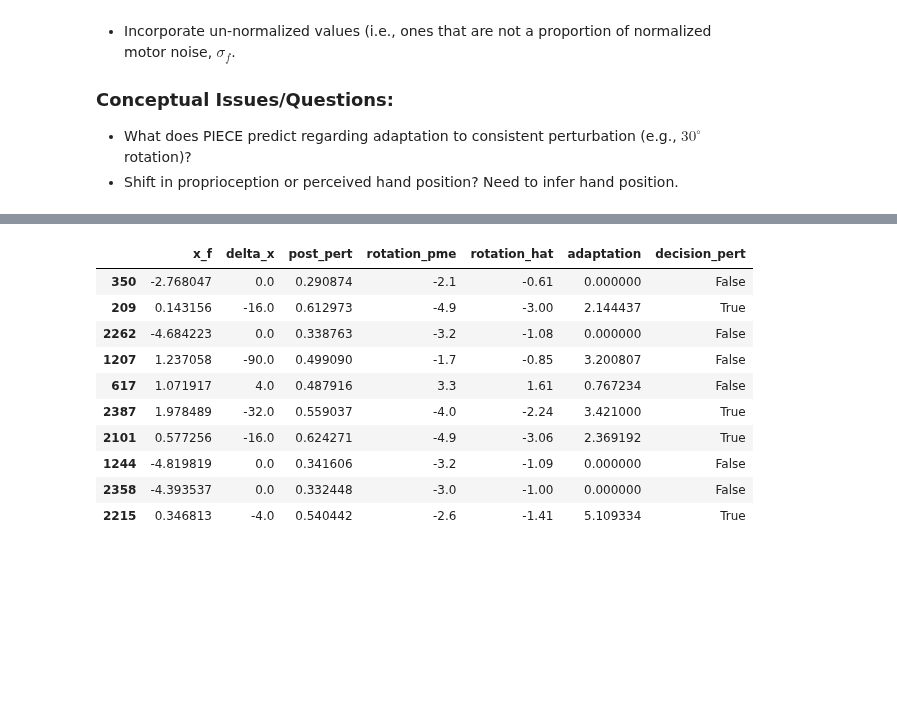
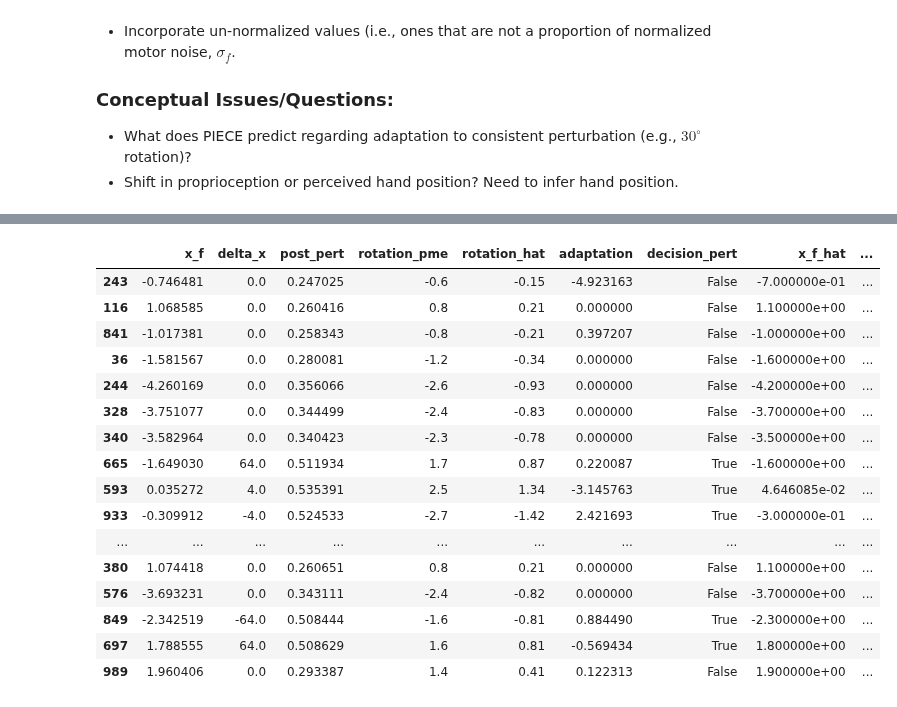
Before and after one commit to ccmlab-ubc/ige-ege, a Jupyter notebook: experiment-1/scripts/hyo-causal-inference-model.ipynb, the cells around one changed output, grey strips where cells are left out. Saved outputs shown, nothing was run; the diff lists cells and outputs as text; code cells hidden in the pictures; blank space fills up the shorter version.

```diff
--- a/experiment-1/scripts/hyo-causal-inference-model.ipynb
+++ b/experiment-1/scripts/hyo-causal-inference-model.ipynb
@@ -131,12 +134,9 @@ f = lambda x, mu, sigma: -0.5 * np.log(2 * np.pi * sigma**2) - 0.5 * (x - mu)**2
 # %%
 %%time
 # Simulate data
+# np.random.seed(777)
 random = 0
 eps = np.random.normal(loc=0, scale=sigma_f, size=num_trials)  # motor noise
-# if random == 1:
-#     xhat_u = np.random.normal(loc=x_f, scale=sigma_u, size=num_trials)
-#     xhat_p = np.random.normal(loc=x_f, scale=sigma_p, size=num_trials)
-#     xhat_v = np.random.normal(loc=x_f + delta_x, scale=sigma_v, size=num_trials)
 
 # For vectorized code
 x_fs = x_grid.reshape((len(x_grid), 1))  # possible finger endpoint locations (col vec)
@@ -156,6 +156,9 @@ loglik_rotation = []
 log_post_delta_x = []
 rotation_pme = np.zeros(num_trials)
 rotation_hat = np.zeros(num_trials)
+x_f_pme_nopert = np.zeros(num_trials)
+x_f_pme_pert = np.zeros(num_trials)
+x_f_hat = np.zeros(num_trials)
 x_f = np.zeros(num_trials)
 like_nopert_analytical = []
 prior_pert = 0.5
@@ -167,8 +170,8 @@ for i in range(num_trials - 1):
     xhat_u = x_f[i]
     xhat_p = x_f[i]
     xhat_v = x_f[i] + delta_x[i]
-    # sigma_v = 0.25 + 0.15 * np.abs(xhat_v)  # after Zhang et al
     sigma_v = 1.179 + 0.384 * np.abs(xhat_v)  # after Zhang et al
+    # sigma_v = 1
 
     # Compute no perturbation likelihood (working with log-probs for numerical accuracy)
     loglik_nopert = (
@@ -197,7 +200,7 @@ for i in range(num_trials - 1):
     # Posterior over Causal node
     normalization_const = prior_pert * likelihood_pert[-1] + ((1 - prior_pert) * likelihood_nopert[-1])
     post_pert.append((prior_pert * likelihood_pert[-1]) / normalization_const)  # posterior on Cause
-    decision_pert.append(np.array(likelihood_nopert[-1]) < np.array(likelihood_pert[-1]))
+    decision_pert.append((1 - post_pert[-1]) < post_pert[-1])
 
     # Posterior over rotation size - first compute likelihood
     loglik_rotation = f(x_fs, b, sigma_f) + f(xhat_v, x_fs + d_xvs, sigma_v)
@@ -211,11 +214,24 @@ for i in range(num_trials - 1):
     rotation_pme[i] = x_grid[np.argmax(np.exp(log_post_rotation.flatten()))]
     rotation_hat[i] = post_pert[i] * rotation_pme[i]
 
+    # Posterior over hand position - need to compute this for perturbed and unperturbed world states!
+    log_post_x_f_nopert = (
+        f(x_fs, b, sigma_f) + f(x_fs, xhat_u, sigma_u)
+        + f(x_fs, xhat_p, sigma_p) + f(xhat_v, x_fs, sigma_v)
+    )
+    log_post_x_f_pert = (
+        (f(x_fs, b, sigma_f) + f(x_fs, xhat_u, sigma_u) + f(x_fs, xhat_p, sigma_p)).flatten()
+        + logsumexp(f(xhat_v, x_fs + d_xvs, sigma_v) + f(d_xvs, mu_pert, sigma_pert), axis=1, b=0.1)
+    )
+    x_f_pme_nopert[i] = x_grid[np.argmax(np.exp(log_post_x_f_nopert.flatten()))]
+    x_f_pme_pert[i] = x_grid[np.argmax(np.exp(log_post_x_f_pert.flatten()))]
+    x_f_hat[i] = post_pert[-1] * x_f_pme_pert[i] + (1 - post_pert[-1]) * x_f_pme_nopert[i]
+
     # Simulate trial-by-trial adaptation
     x_f[i + 1] = rotation_hat[i]*-1 + eps[i + 1]
-    # x_f[i + 1] = rotation_hat[i]*-1
 
-# Append values to final trial
+# Append values to final trial to keep arrays same size - has no effect on
+# analysis bc these trials get trimmed from adaptation data frame
 decision_pert.append(False)
 post_pert.append(0)
 # %% [output]
@@ -224,23 +240,33 @@ Wall time: 2.07 s
 # %%
 # adaptation quantified as difference in hand angle post- and pre-perturbation
 adaptation = np.zeros(num_trials)
 adaptation[1:-1:2] = x_f[2::2] - x_f[0:-1:2]
 
 # Create data frame with all trials
-df = pd.DataFrame({"x_f":x_f, "delta_x":delta_x, "post_pert":post_pert, "rotation_pme":np.round(rotation_pme, 2),
-                   "rotation_hat":np.round(rotation_hat, 2), "adaptation":adaptation, "decision_pert":decision_pert})
-df.sample(10)
+df = pd.DataFrame({
+    "x_f":x_f, "delta_x":delta_x, "post_pert":post_pert, "rotation_pme":np.round(rotation_pme, 2),
+    "rotation_hat":np.round(rotation_hat, 2), "adaptation":adaptation, "decision_pert":decision_pert,
+    "x_f_hat":x_f_hat, "percept_shift":x_f_hat - x_f, "x_f_pme_nopert":x_f_pme_nopert,
+    "x_f_pme_pert": x_f_pme_pert
+})
+df.sample(20)
 # %% [output]
-|  | x_f | delta_x | post_pert | rotation_pme | rotation_hat | adaptation | decision_pert |
-| 350 | -2.768047 | 0.0 | 0.290874 | -2.1 | -0.61 | 0.000000 | False |
-| 209 | 0.143156 | -16.0 | 0.612973 | -4.9 | -3.00 | 2.144437 | True |
-| 2262 | -4.684223 | 0.0 | 0.338763 | -3.2 | -1.08 | 0.000000 | False |
-| 1207 | 1.237058 | -90.0 | 0.499090 | -1.7 | -0.85 | 3.200807 | False |
-| 617 | 1.071917 | 4.0 | 0.487916 | 3.3 | 1.61 | 0.767234 | False |
-| 2387 | 1.978489 | -32.0 | 0.559037 | -4.0 | -2.24 | 3.421000 | True |
-| 2101 | 0.577256 | -16.0 | 0.624271 | -4.9 | -3.06 | 2.369192 | True |
-| 1244 | -4.819819 | 0.0 | 0.341606 | -3.2 | -1.09 | 0.000000 | False |
-| 2358 | -4.393537 | 0.0 | 0.332448 | -3.0 | -1.00 | 0.000000 | False |
-| 2215 | 0.346813 | -4.0 | 0.540442 | -2.6 | -1.41 | 5.109334 | True |
+|  | x_f | delta_x | post_pert | rotation_pme | rotation_hat | adaptation | decision_pert | x_f_hat | ... |
+| 243 | -0.746481 | 0.0 | 0.247025 | -0.6 | -0.15 | -4.923163 | False | -7.000000e-01 | ... |
+| 116 | 1.068585 | 0.0 | 0.260416 | 0.8 | 0.21 | 0.000000 | False | 1.100000e+00 | ... |
+| 841 | -1.017381 | 0.0 | 0.258343 | -0.8 | -0.21 | 0.397207 | False | -1.000000e+00 | ... |
+| 36 | -1.581567 | 0.0 | 0.280081 | -1.2 | -0.34 | 0.000000 | False | -1.600000e+00 | ... |
+| 244 | -4.260169 | 0.0 | 0.356066 | -2.6 | -0.93 | 0.000000 | False | -4.200000e+00 | ... |
+| 328 | -3.751077 | 0.0 | 0.344499 | -2.4 | -0.83 | 0.000000 | False | -3.700000e+00 | ... |
+| 340 | -3.582964 | 0.0 | 0.340423 | -2.3 | -0.78 | 0.000000 | False | -3.500000e+00 | ... |
+| 665 | -1.649030 | 64.0 | 0.511934 | 1.7 | 0.87 | 0.220087 | True | -1.600000e+00 | ... |
+| 593 | 0.035272 | 4.0 | 0.535391 | 2.5 | 1.34 | -3.145763 | True | 4.646085e-02 | ... |
+| 933 | -0.309912 | -4.0 | 0.524533 | -2.7 | -1.42 | 2.421693 | True | -3.000000e-01 | ... |
+| ... | ... | ... | ... | ... | ... | ... | ... | ... | ... |
+| 380 | 1.074418 | 0.0 | 0.260651 | 0.8 | 0.21 | 0.000000 | False | 1.100000e+00 | ... |
+| 576 | -3.693231 | 0.0 | 0.343111 | -2.4 | -0.82 | 0.000000 | False | -3.700000e+00 | ... |
+| 849 | -2.342519 | -64.0 | 0.508444 | -1.6 | -0.81 | 0.884490 | True | -2.300000e+00 | ... |
+| 697 | 1.788555 | 64.0 | 0.508629 | 1.6 | 0.81 | -0.569434 | True | 1.800000e+00 | ... |
+| 989 | 1.960406 | 0.0 | 0.293387 | 1.4 | 0.41 | 0.122313 | False | 1.900000e+00 | ... |
 # %%
 # Create trimmed data frame without null trials
```
Also changed, not shown: parts of 12 cells of this notebook.
